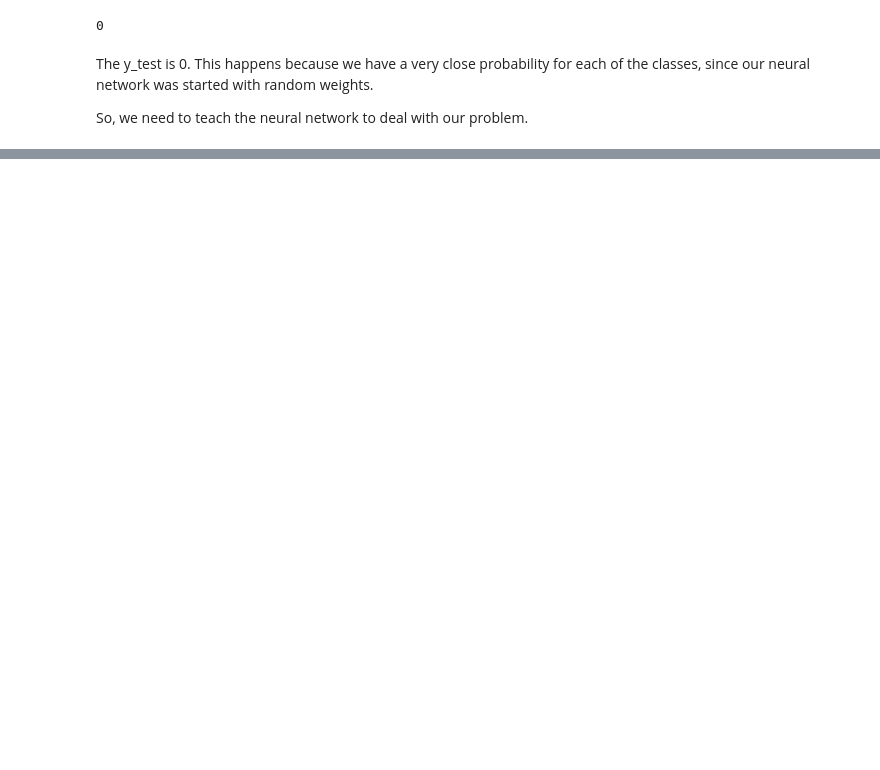
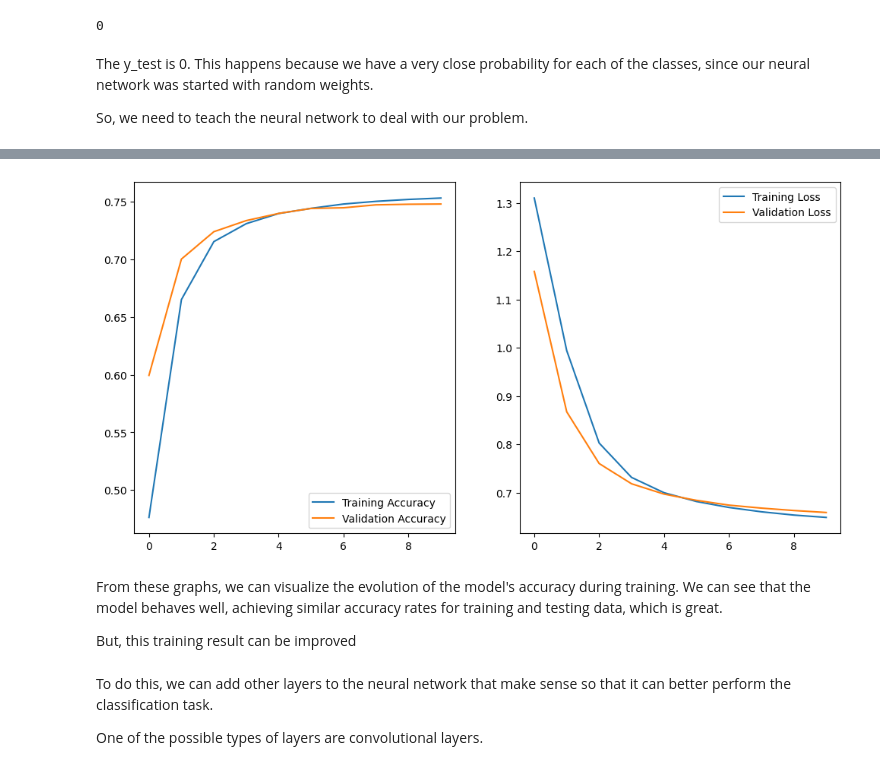
Before and after one commit to viktoruebelhart/Keras_NPL_News, a Jupyter notebook: Keras_NPL_news.ipynb, the cells around one changed output, grey strips where cells are left out. Saved outputs shown, nothing was run; the diff lists cells and outputs as text; code cells hidden in the pictures; blank space fills up the shorter version.

```diff
--- a/Keras_NPL_news.ipynb
+++ b/Keras_NPL_news.ipynb
@@ -149,7 +149,7 @@ modelo = tf.keras.Sequential([
     tf.keras.layers.Dense(4, activation='softmax')
 ])
 # %%
-modelo.compile(optimizer=tf.keras.optimizers.Adam(1e-4),
+model.compile(optimizer=tf.keras.optimizers.Adam(1e-4),
                loss='sparse_categorical_crossentropy',
                metrics=['accuracy'])
 # %%
@@ -178,0 +181,4 @@ So, we need to teach the neural network to deal with our problem.
+# %%
+epochs = 10
+# %%
+history = model.fit(x_train, y_train, epochs=epochs, validation_data=(x_test, y_test))
@@ -178,0 +208,34 @@ So, we need to teach the neural network to deal with our problem.
+# %%
+def plot_results(history, epochs):
+    acc = history.history['accuracy']
+    val_acc = history.history['val_accuracy']
+
+    loss = history.history['loss']
+    val_loss = history.history['val_loss']
+
+    epochs_range = range(epochs)
+    plt.figure(figsize=(12, 6))
+
+    plt.subplot(1, 2, 1)
+    plt.plot(epochs_range, acc, label='Training Accuracy')
+    plt.plot(epochs_range, val_acc, label='Validation Accuracy')
+    plt.legend(loc='lower right')
+
+    plt.subplot(1, 2, 2)
+    plt.plot(epochs_range, loss, label='Training Loss')
+    plt.plot(epochs_range, val_loss, label='Validation Loss')
+    plt.legend(loc='upper right')
+
+    plt.show()
+# %%
+plot_results(history,epochs)
+# %% [output]
+[figure, added]
+# %% [markdown]
+From these graphs, we can visualize the evolution of the model's accuracy during training. We can see that the model behaves well, achieving similar accuracy rates for training and testing data, which is great.
+
+But, this training result can be improved
+# %% [markdown]
+To do this, we can add other layers to the neural network that make sense so that it can better perform the classification task.
+
+One of the possible types of layers are convolutional layers.
```
Also changed, not shown: parts of 9 cells of this notebook.
